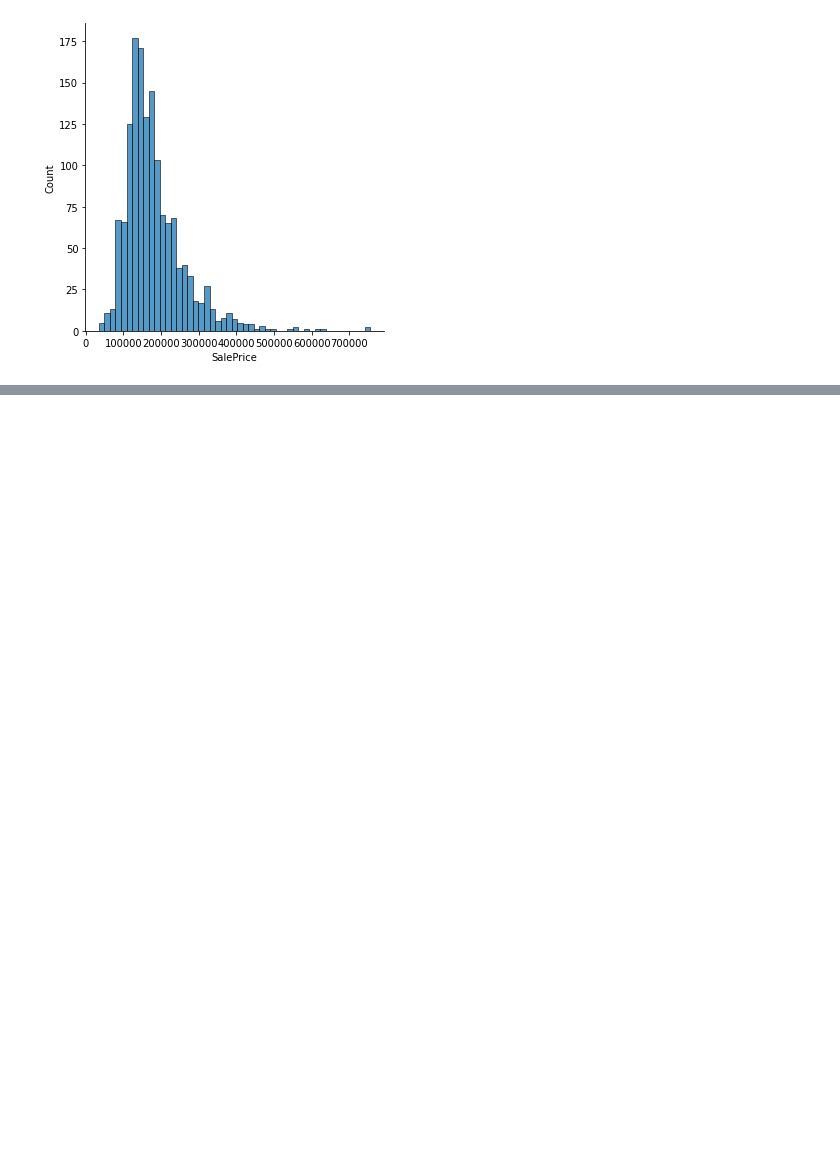
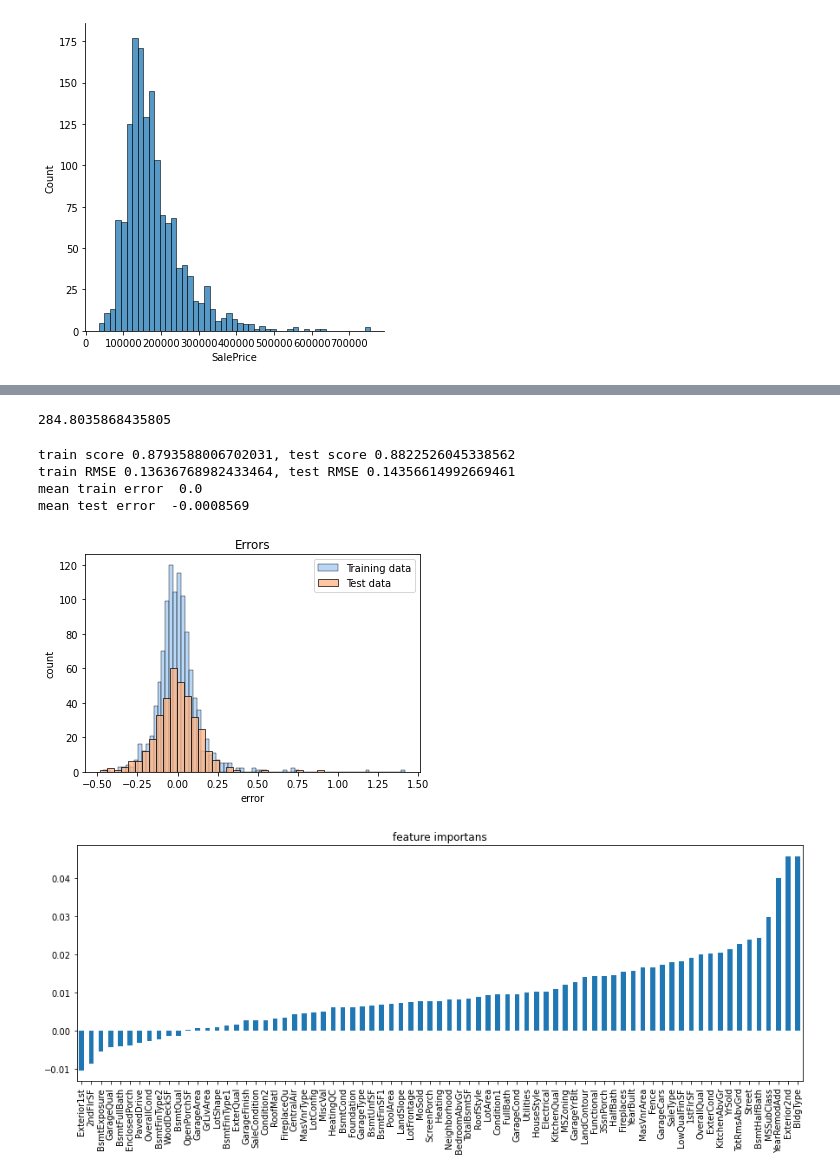
Before and after one commit to EgorSu/house_price, a Jupyter notebook: house_price.ipynb, the cells around one changed output, grey strips where cells are left out. Cells and saved outputs as stored; diff of their text form; code cells hidden in the pictures; blank space fills up the shorter version.

```diff
--- a/house_price.ipynb
+++ b/house_price.ipynb
@@ -336,0 +209,3 @@ print(r2_score(y_test_transform, cat_boost.predict(x_test_transform)))
+# %%
+drop_list.append('BsmtFinSF2')
+number_features.remove('BsmtFinSF2')
@@ -336,0 +276,2 @@ print(r2_score(y_test_transform, cat_boost.predict(x_test_transform)))
+# %%
+x_train, x_test, y_train, y_test, col = data_trasnform(data, drop_list, categorial_features, number_features_discrete, number_features)
@@ -336,0 +280,23 @@ print(r2_score(y_test_transform, cat_boost.predict(x_test_transform)))
+# %%
+def estimate_model(model, x_1, y_1, x_2, y_2, weight_func, columns = None):
+    print('train score {0}, test score {1}'.format(model.score(x_1, y_1), model.score(x_2, y_2)))
+    print('train RMSE {0}, test RMSE {1}'.format(mse(y_1, model.predict(x_1), squared = False), mse(y_2, model.predict(x_2), squared = False)))
+    test_pred = model.predict(x_2)
+    train_pred = model.predict(x_1)
+    print('mean train error ', np.round(np.mean(train_pred - y_1), 7))
+    print('mean test error ', np.round(np.mean(test_pred - y_2), 7))
+
+    color_palette = sns.color_palette("pastel")
+    sns.histplot( x = train_pred - y_1, label = "Training data", color = color_palette[0], fill = True)
+    sns.histplot(x = test_pred - y_2, label = "Test data", color = color_palette[1], fill = True)
+    plt.title("Errors")
+    plt.xlabel("error")
+    plt.ylabel("count")
+    plt.legend(loc = "upper right")
+    plt.show()
+
+    plt.figure(figsize=(15,5))
+    imp_coefs = pd.Series(data = weight_func, index = columns).sort_values()
+    imp_coefs.plot.bar()
+    plt.title("feature importans")
+    plt.show()
@@ -336,0 +305,4 @@ print(r2_score(y_test_transform, cat_boost.predict(x_test_transform)))
+# %%
+ridge = RidgeCV(alphas = np.geomspace(0.001, 1000.0, 100), cv = 5, scoring = 'neg_root_mean_squared_error')
+ridge.fit(x_train, y_train)
+#estimate_model(ridge, x_train_transform, y_train_transform, x_test_transform, y_test_transform)
@@ -336,0 +323,13 @@ print(r2_score(y_test_transform, cat_boost.predict(x_test_transform)))
+# %%
+ridge.alpha_
+# %% [output]
+284.8035868435805
+# %%
+estimate_model(ridge, x_train, y_train, x_test, y_test, ridge.coef_, col)
+# %% [output]
+train score 0.8793588006702031, test score 0.8822526045338562
+train RMSE 0.13636768982433464, test RMSE 0.14356614992669461
+mean train error  0.0
+mean test error  -0.0008569
+[figure, added]
+[figure, added]
```
Also changed, not shown: parts of 64 cells of this notebook, 1 other file.
